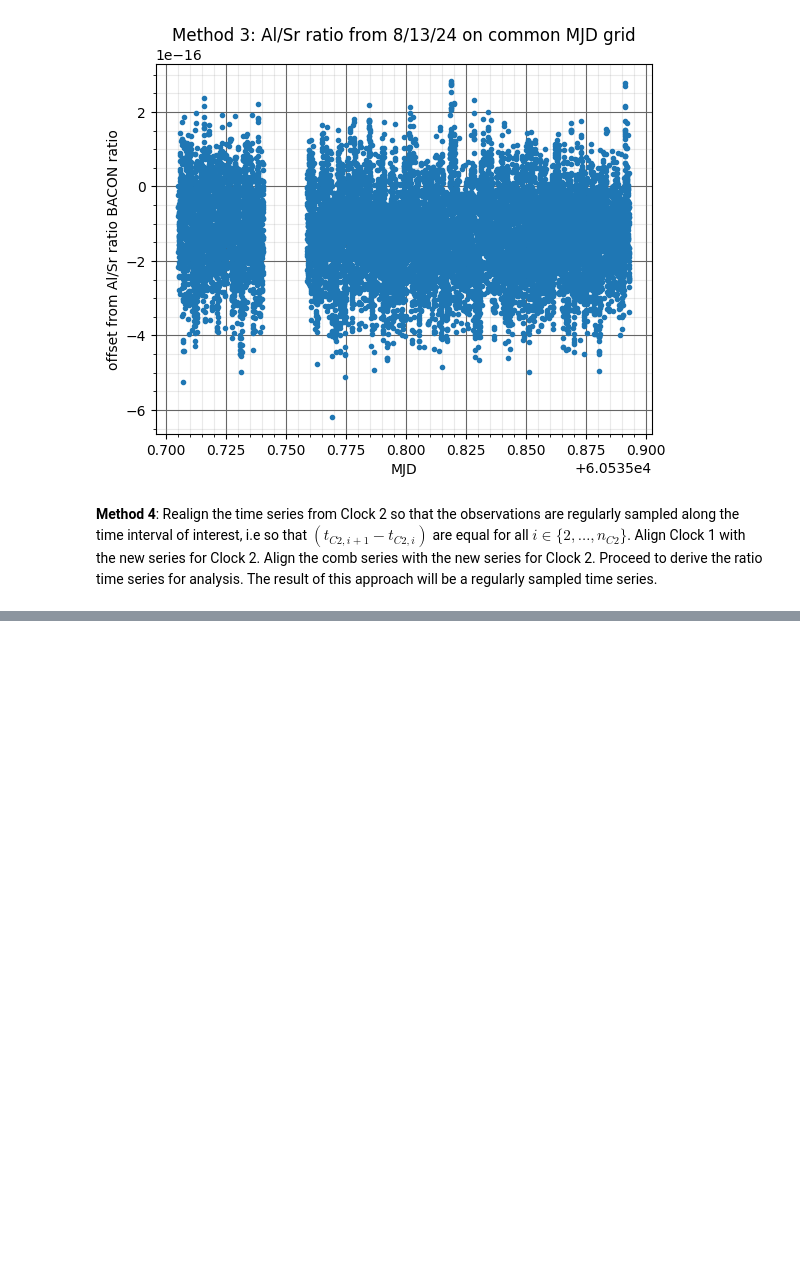
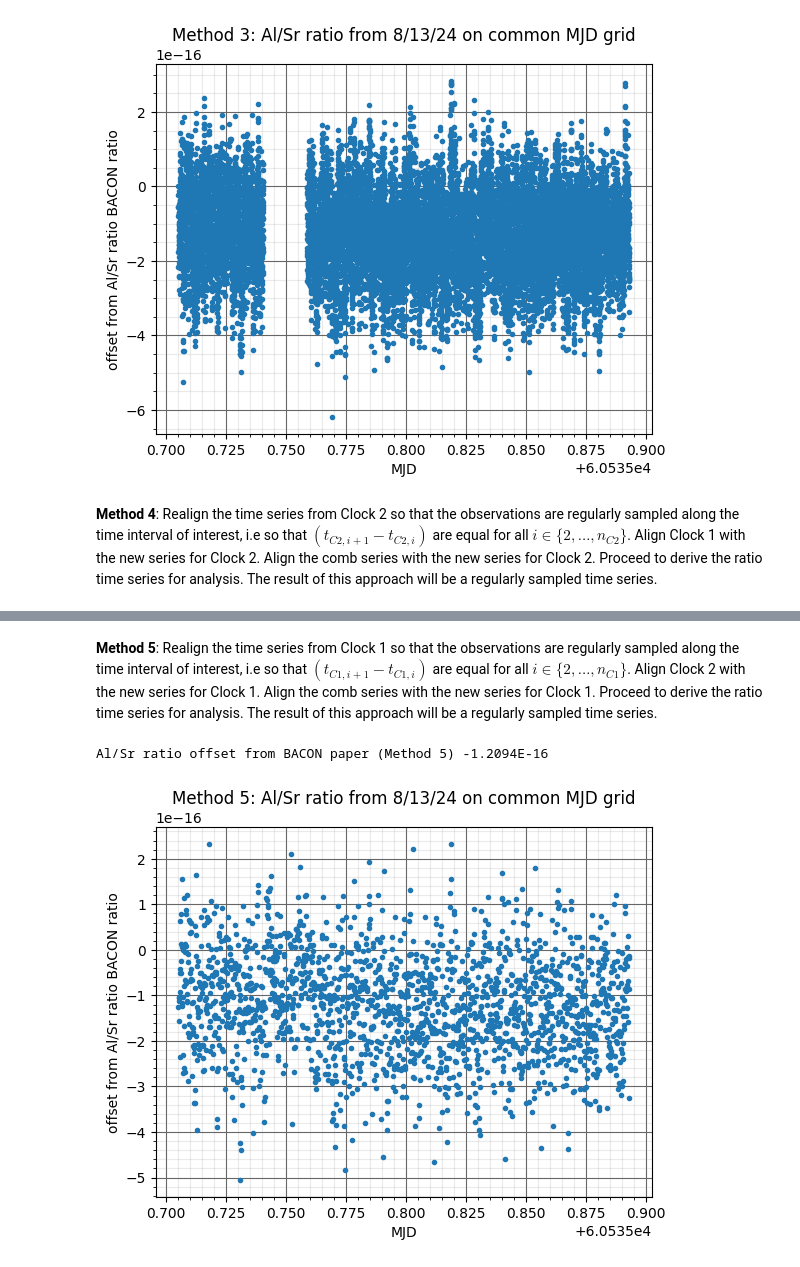
Before and after one commit to caitberry/atomic-clock, a Jupyter notebook: st-interp/three_clocks/interpolation-four-methods.ipynb, the cells around one changed output, grey strips where cells are left out. Saved outputs shown, nothing was run; the diff lists cells and outputs as text; code cells hidden in the pictures; blank space fills up the shorter version.

```diff
--- a/st-interp/three_clocks/interpolation-four-methods.ipynb
+++ b/st-interp/three_clocks/interpolation-four-methods.ipynb
@@ -381,0 +430,39 @@ Name: al, dtype: float64
+# %% [markdown]
+**Method 5**: Realign the time series from Clock 1 so that the observations are regularly sampled along the time interval of interest, i.e so that $(t_{C1, i+1} - t_{C1,i})$ are equal for all $i \in \{2, \dots, n_{C1}\}$. Align Clock 2 with the new series for Clock 1. Align the comb series with the new series for Clock 1. Proceed to derive the ratio time series for analysis. The result of this approach will be a regularly sampled time series.
+# %%
+# Create even spaced MJD grid based off of Sr MJD values
+mjd_diff["sr"].describe()
+sr_mjd_even = np.arange(shift_data_Sr["MJD"][0], shift_data_Sr["MJD"][len(shift_data_Sr["MJD"])-1], 1.0e-4)
+
+# Interpolate shift and comb values onto the evenly spaced comb MJD values with numpy.interp
+nuAl5 = np.interp(sr_mjd_even, comb["MJD"], comb["nuAl"])
+nuSr5 = np.interp(sr_mjd_even, comb["MJD"], comb["nuSr"])
+shiftAl5 = np.interp(sr_mjd_even, shift_data_Al["MJD"], shift_data_Al["shift"])
+shiftSr5 = np.interp(sr_mjd_even, shift_data_Sr["MJD"], shift_data_Sr["shift"])
+
+# change data type to high-precision Decimal
+nuAl5 = [Decimal(i) for i in nuAl5]
+nuSr5 = [Decimal(i) for i in nuSr5]
+shiftAl5 = [Decimal(i) for i in shiftAl5]
+shiftSr5 = [Decimal(i) for i in shiftSr5]
+
+# add comb frequencies and clock shift files
+frequency_Al_ErYb5 = [(i + j) * total_correction_Al for i,j in zip(nuAl5, shiftAl5)]
+frequency_Sr_ErYb5 = [(i + j) * total_correction_Sr for i,j in zip(nuSr5, shiftSr5)]
+
+## Al/Sr ratio offset
+frequency_ratio_ErYb5 = [(i / j - AlSrRatio2020)/AlSrRatio2020 for i,j in zip(frequency_Al_ErYb5, frequency_Sr_ErYb5)]
+print("Al/Sr ratio offset from BACON paper (Method 5)", '{:0.5}'.format(np.nanmean(frequency_ratio_ErYb5)) )
+
+plt.figure()
+plt.plot(sr_mjd_even, frequency_ratio_ErYb5, '.')
+plt.grid(visible=True, which='major', color='#666666', linestyle='-')
+plt.minorticks_on()
+plt.grid(visible=True, which='minor', color='#999999', linestyle='-', alpha=0.2)
+plt.xlabel("MJD")
+plt.ylabel("offset from Al/Sr ratio BACON ratio")
+plt.title("Method 5: Al/Sr ratio from 8/13/24 on common MJD grid")
+plt.show()
+# %% [output]
+Al/Sr ratio offset from BACON paper (Method 5) -1.2094E-16
+[figure, added]
```
Also changed, not shown: parts of 3 cells of this notebook.
